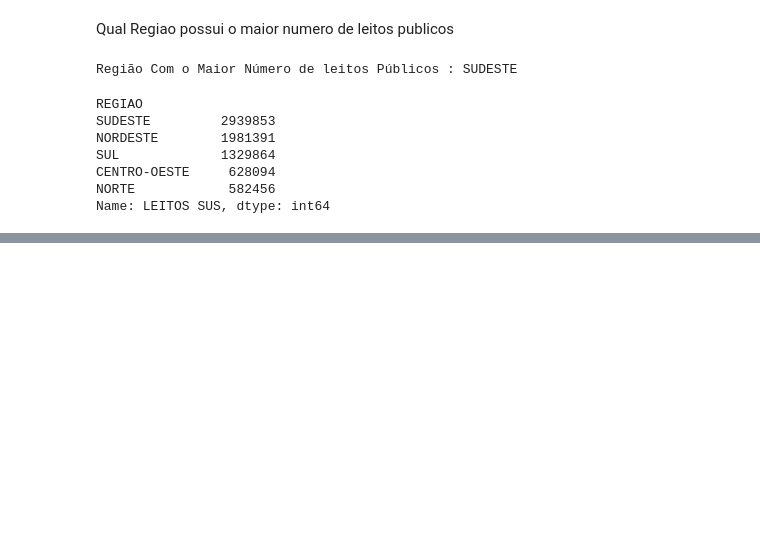
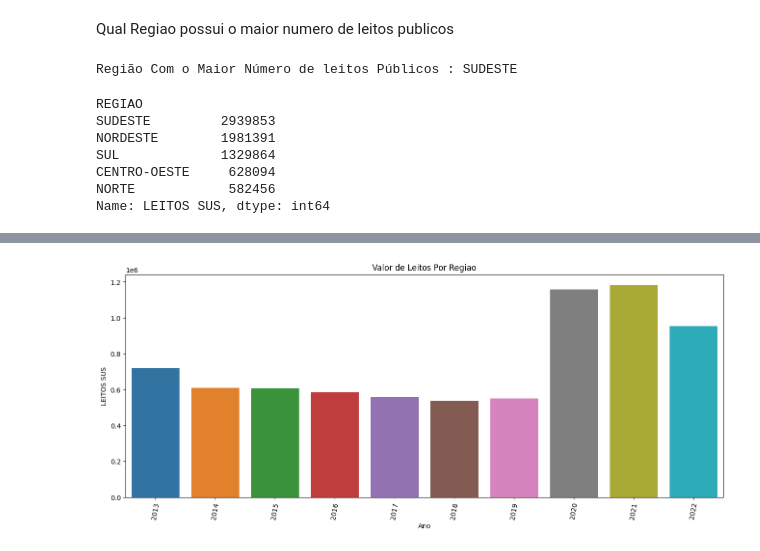
Before and after one commit to TonnBH/APPML_Projects, a Jupyter notebook: sus_project.ipynb, the cells around one changed output, grey strips where cells are left out. Saved outputs shown, nothing was run; the diff lists cells and outputs as text; code cells hidden in the pictures; blank space fills up the shorter version.

```diff
--- a/sus_project.ipynb
+++ b/sus_project.ipynb
@@ -260,0 +263,9 @@ Name: LEITOS SUS, dtype: int64
+# %%
+data_03_total = df_leitos.groupby('Ano')['LEITOS SUS'].sum().reset_index()
+
+plt.figure(figsize= (16,6))
+sns.barplot(data = data_03_total, y = 'LEITOS SUS', x = 'Ano').set(title =  'Valor de Leitos Por Regiao')
+plt.xticks(rotation = 80)
+plt.show()
+# %% [output]
+[figure, added]
```
Also changed, not shown: parts of 4 cells of this notebook.
